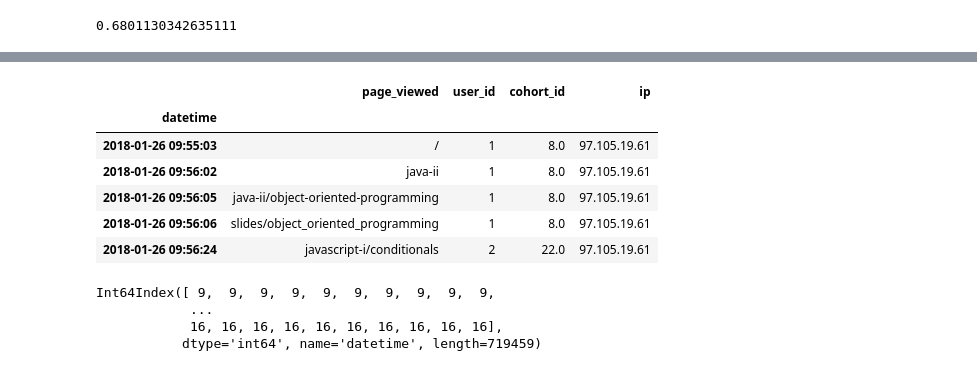
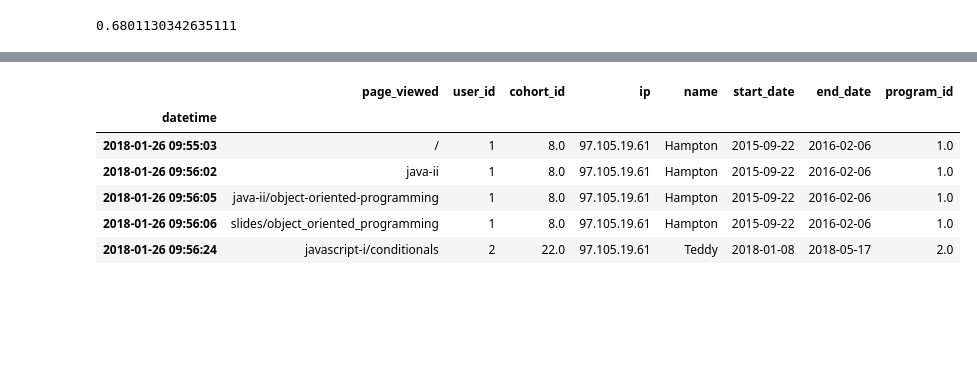
Before and after one commit to SamuelD-Data/anomaly-detection-exercises, a Jupyter notebook: time_series_anomaly_detection.ipynb, the cells around one changed output, grey strips where cells are left out. Cells and saved outputs as stored; diff of their text form; code cells hidden in the pictures; blank space fills up the shorter version.

```diff
--- a/time_series_anomaly_detection.ipynb
+++ b/time_series_anomaly_detection.ipynb
@@ -480,35 +466,24 @@ df.head()
-# %%
-# preparing data
-
-# setting column names
-df.columns = ['date', 'time', 'page_viewed', 'user_id', 'cohort_id', 'ip']
-
-# creating datetime column by combining date and time column
-df["datetime"] = df["date"] + " " + df["time"]
-
-# converting datetime column to datetime type
-df.datetime = pd.to_datetime(df.datetime)
-
-# setting datetime column as index
-df = df.set_index('datetime')
-
-# dropping separate date and time columns
-df.drop(columns=['date', 'time'], inplace = True)
-
-# previewing results
-df.head()
-# %% [output]
-|  | page_viewed | user_id | cohort_id | ip |
-| datetime |  |  |  |  |
-| 2018-01-26 09:55:03 | / | 1 | 8.0 | 97.105.19.61 |
-| 2018-01-26 09:56:02 | java-ii | 1 | 8.0 | 97.105.19.61 |
-| 2018-01-26 09:56:05 | java-ii/object-oriented-programming | 1 | 8.0 | 97.105.19.61 |
-| 2018-01-26 09:56:06 | slides/object_oriented_programming | 1 | 8.0 | 97.105.19.61 |
-| 2018-01-26 09:56:24 | javascript-i/conditionals | 2 | 22.0 | 97.105.19.61 |
-# %%
-df.index.
-# %% [output]
-Int64Index([ 9,  9,  9,  9,  9,  9,  9,  9,  9,  9,
-            ...
-            16, 16, 16, 16, 16, 16, 16, 16, 16, 16],
-           dtype='int64', name='datetime', length=719459)
+# %%
+# using function to acquire data
+logs, cohorts = get_codeup_data()
+
+# combining DFs using function from local prepare.py file
+df = combine_codeup_data(logs, cohorts)
+
+# Using function from prepare file to fill null values
+null_filler(df)
+
+# using to_datetime to convert start and end date columns to datetime format
+df.start_date = pd.to_datetime(df.start_date)
+df.end_date = pd.to_datetime(df.end_date)
+
+# previewing data
+df.head()
+# %% [output]
+|  | page_viewed | user_id | cohort_id | ip | name | start_date | end_date | program_id |
+| datetime |  |  |  |  |  |  |  |  |
+| 2018-01-26 09:55:03 | / | 1 | 8.0 | 97.105.19.61 | Hampton | 2015-09-22 | 2016-02-06 | 1.0 |
+| 2018-01-26 09:56:02 | java-ii | 1 | 8.0 | 97.105.19.61 | Hampton | 2015-09-22 | 2016-02-06 | 1.0 |
+| 2018-01-26 09:56:05 | java-ii/object-oriented-programming | 1 | 8.0 | 97.105.19.61 | Hampton | 2015-09-22 | 2016-02-06 | 1.0 |
+| 2018-01-26 09:56:06 | slides/object_oriented_programming | 1 | 8.0 | 97.105.19.61 | Hampton | 2015-09-22 | 2016-02-06 | 1.0 |
+| 2018-01-26 09:56:24 | javascript-i/conditionals | 2 | 22.0 | 97.105.19.61 | Teddy | 2018-01-08 | 2018-05-17 | 2.0 |
```
Also changed, not shown: parts of 31 cells of this notebook.
